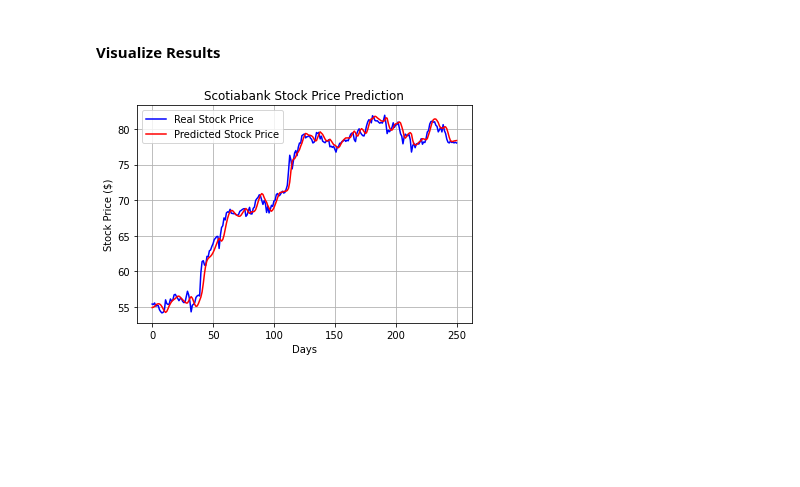
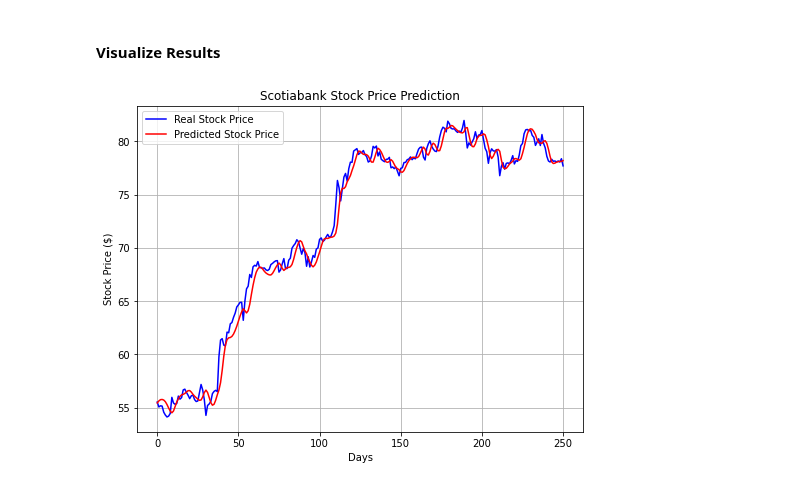
Before and after one commit to MarkLee7925/Bank-Stock-Prices-Prediction, a Jupyter notebook: Models/Scotiabank_StockPricesPrediction.ipynb, the cells around one changed output. Cells and saved outputs as stored; diff of their text form; code cells hidden in the pictures; blank space fills up the shorter version.

```diff
--- a/Models/Scotiabank_StockPricesPrediction.ipynb
+++ b/Models/Scotiabank_StockPricesPrediction.ipynb
@@ -308,13 +308,14 @@ R^2 Score: 0.989665917021684
 #### Visualize Results
 # %%
 # Plot predicted and real closing stock prices
+plt.figure(figsize=(8,6))
 plt.plot(real_stock_price, color = 'blue', label = 'Real Stock Price')
 plt.plot(predicted_stock_price, color = 'red', label = 'Predicted Stock Price')
 plt.xlabel('Days')
 plt.ylabel('Stock Price ($)')
 plt.title('Scotiabank Stock Price Prediction')
 plt.legend()
 plt.grid()
 plt.show()
 # %% [output]
-[figure, old version]
+[figure, new version]
```
Also changed, not shown: parts of 6 cells of this notebook.
